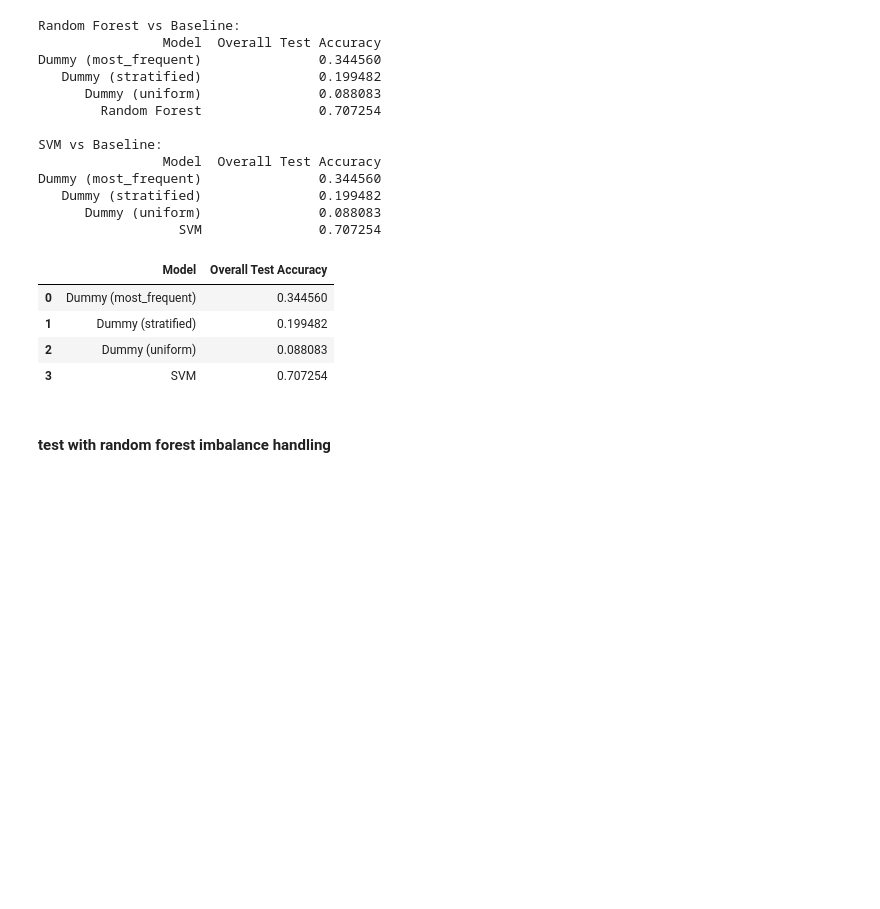
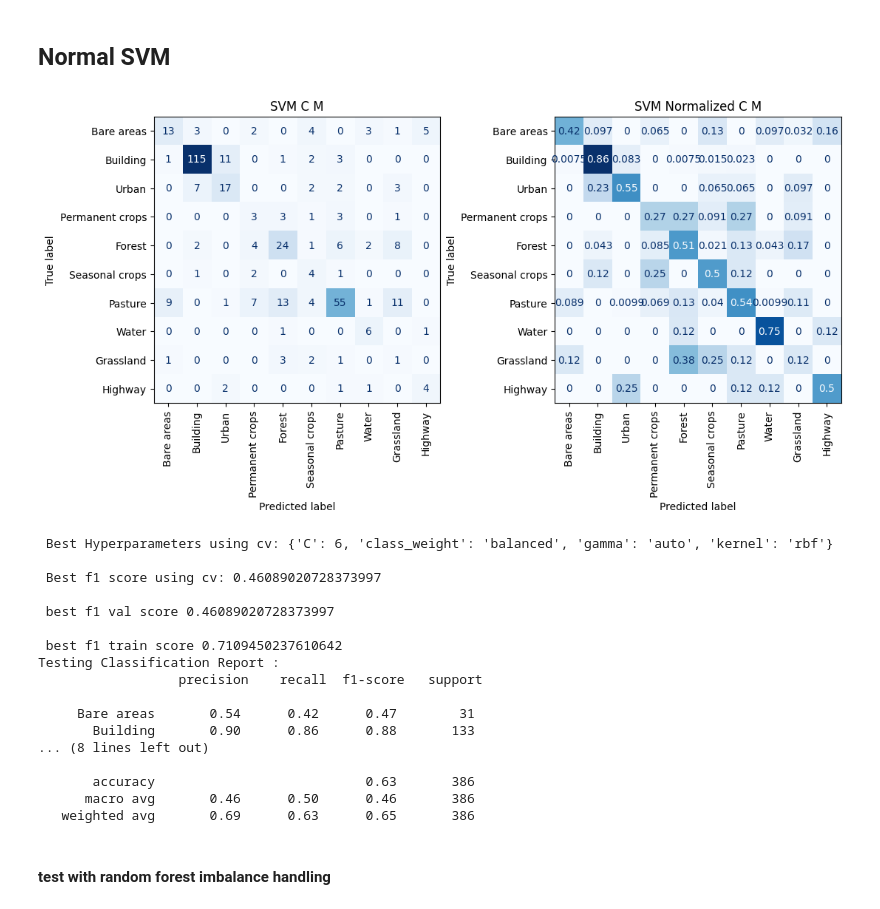
Before and after one commit to kshitijrajsharma/landcoverclassification, a Jupyter notebook: notebooks/train.ipynb, the cells around one changed output. Drawn from its saved outputs; the diff is of its cells as text; code cells hidden in the pictures; blank space fills up the shorter version.

```diff
--- a/notebooks/train.ipynb
+++ b/notebooks/train.ipynb
@@ -240,28 +233,26 @@ Permanent crops       1.00      0.00      0.00        11
-# %%
-print("Random Forest vs Baseline:")
-compare_with_baseline(best_model_rf, X_train, y_train, X_test, y_test, "Random Forest")
-
-print("\nSVM vs Baseline:")
-compare_with_baseline(best_model_svm, X_train_scaled, y_train, X_test_scaled, y_test, "SVM")
-# %% [output]
-Random Forest vs Baseline:
-                Model  Overall Test Accuracy
-Dummy (most_frequent)               0.344560
-   Dummy (stratified)               0.199482
-      Dummy (uniform)               0.088083
-        Random Forest               0.707254
-
-SVM vs Baseline:
-                Model  Overall Test Accuracy
-Dummy (most_frequent)               0.344560
-   Dummy (stratified)               0.199482
-      Dummy (uniform)               0.088083
-                  SVM               0.707254
-|  | Model | Overall Test Accuracy |
-| 0 | Dummy (most_frequent) | 0.344560 |
-| 1 | Dummy (stratified) | 0.199482 |
-| 2 | Dummy (uniform) | 0.088083 |
-| 3 | SVM | 0.707254 |
+# %% [markdown]
+## Normal SVM
+# %%
+best_model_svm= run_svm_hyperparameter_tuning(X_train, y_train, X_test, y_test, labels)
+# %% [output]
+[figure, added]
+ Best Hyperparameters using cv: {'C': 6, 'class_weight': 'balanced', 'gamma': 'auto', 'kernel': 'rbf'}
+
+ Best f1 score using cv: 0.46089020728373997
+
+ best f1 val score 0.46089020728373997
+
+ best f1 train score 0.7109450237610642
+Testing Classification Report :
+                  precision    recall  f1-score   support
+
+     Bare areas       0.54      0.42      0.47        31
+       Building       0.90      0.86      0.88       133
+... (8 lines left out)
+
+       accuracy                           0.63       386
+      macro avg       0.46      0.50      0.46       386
+   weighted avg       0.69      0.63      0.65       386
 # %% [markdown]
 #### test with random forest imbalance handling
 # %%
```
Also changed, not shown: parts of 20 cells of this notebook, 1 other file.
